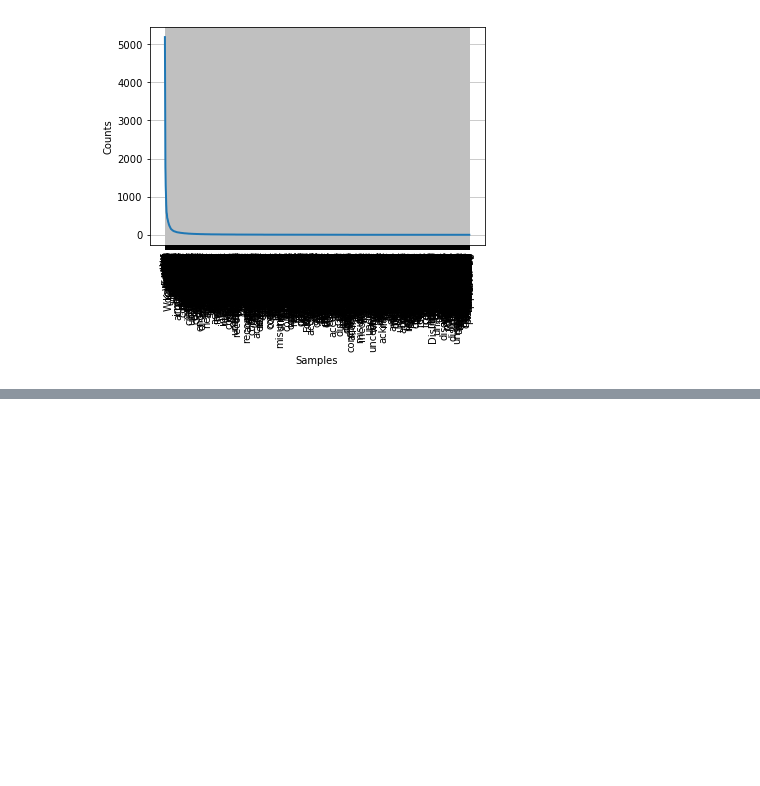
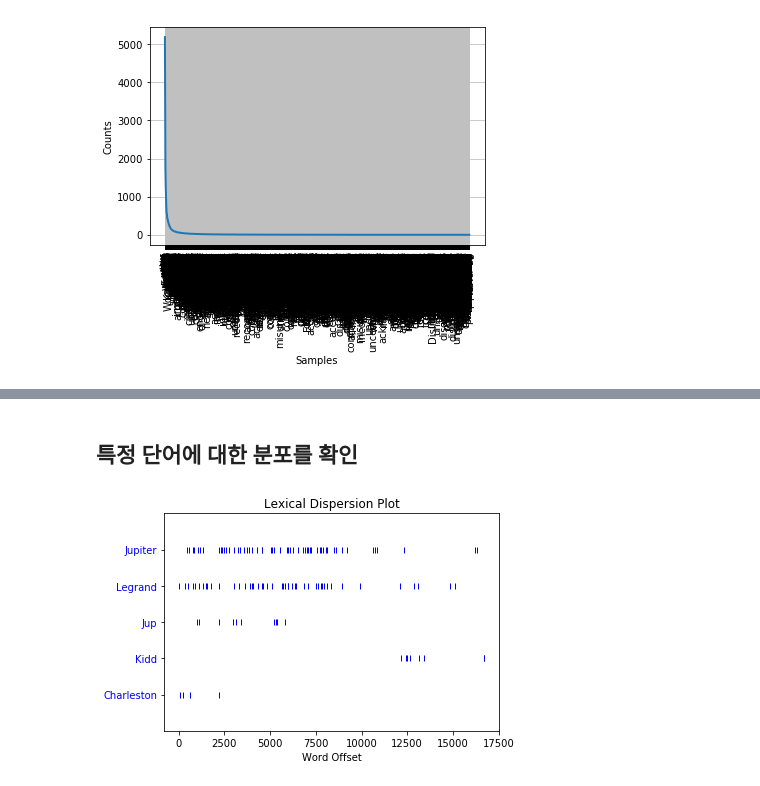
Before and after one commit to zerosum99/python_nltk, a Jupyter notebook: corpus 모듈 이해하기 gutenberg.ipynb, the cells around one changed output, grey strips where cells are left out. Saved outputs shown, nothing was run; the diff lists cells and outputs as text; code cells hidden in the pictures; blank space fills up the shorter version.

```diff
--- a/corpus 모듈 이해하기 gutenberg.ipynb
+++ b/corpus 모듈 이해하기 gutenberg.ipynb
@@ -298,0 +308,5 @@ AttributeError: 'str' object has no attribute 'reverse'
+# %%
+import urllib.request
+# retrieve Poe plain text value
+poeUrl = "http://www.gutenberg.org/files/2147/2147-0.txt"
+poeString = urllib.request.urlopen(poeUrl).read()
@@ -298,0 +397,7 @@ AttributeError: 'str' object has no attribute 'reverse'
+# %% [markdown]
+## 특정 단어에 대한 분포를 확인
+# %%
+goldBugText = nltk.Text(goldBugTokens)
+goldBugText.dispersion_plot(["Jupiter","Legrand","Jup","Kidd","Charleston"])
+# %% [output]
+[figure, added]
```
Also changed, not shown: parts of 19 cells of this notebook, 3 other files.
